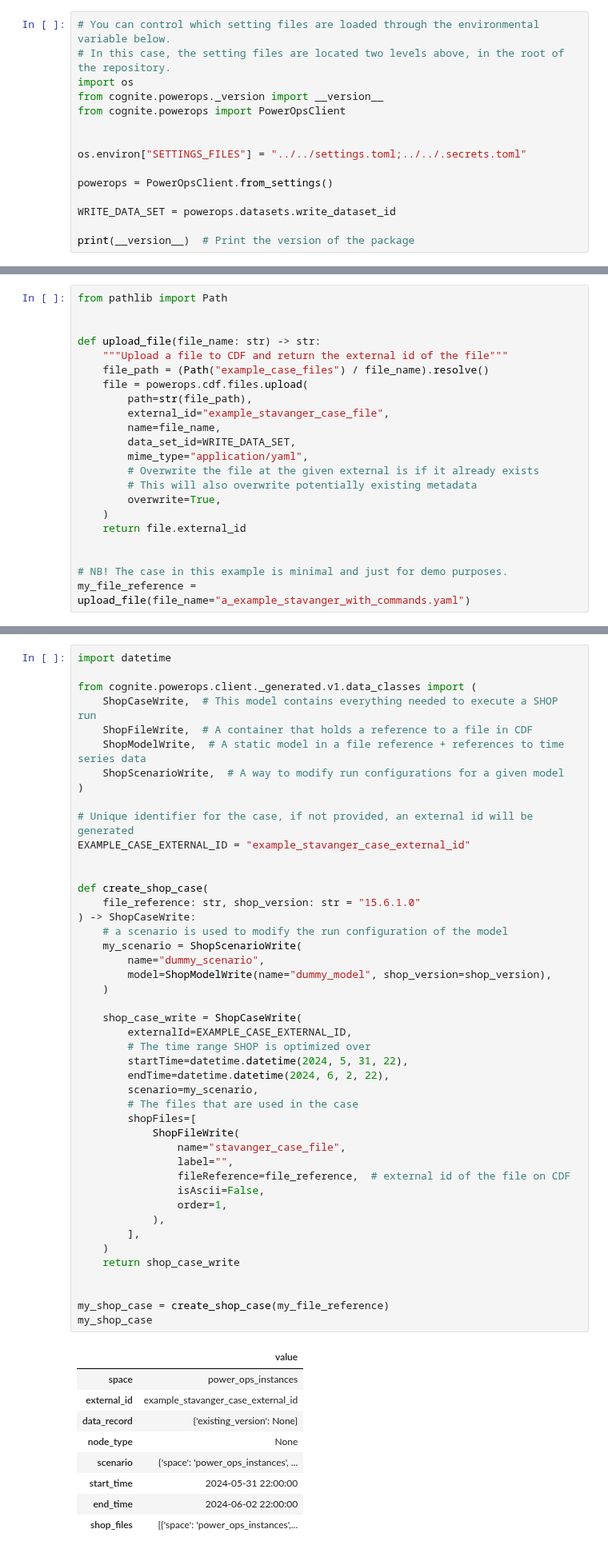
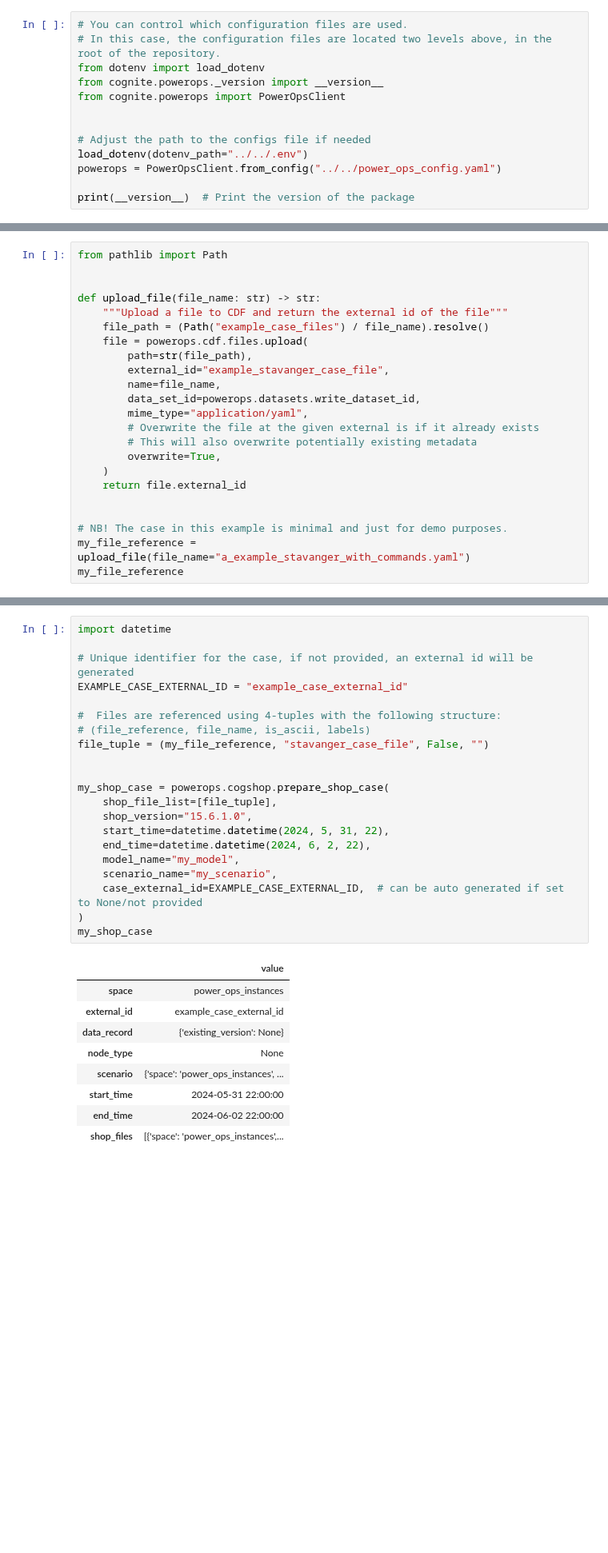
Before and after one commit to cognitedata/power-ops-sdk, a Jupyter notebook: docs/tutorials/quickstart_cogshop_run.ipynb, the cells around one changed output, grey strips where cells are left out. Shown at 80% size. Cells and saved outputs as stored; diff of their text form; blank space fills up the shorter version.

```diff
--- a/docs/tutorials/quickstart_cogshop_run.ipynb
+++ b/docs/tutorials/quickstart_cogshop_run.ipynb
@@ -68,16 +29,14 @@ Values in `.secrets.toml` will overwrite those in `settings.toml`
 # %%
-# You can control which setting files are loaded through the environmental variable below.
-# In this case, the setting files are located two levels above, in the root of the repository.
-import os
+# You can control which configuration files are used.
+# In this case, the configuration files are located two levels above, in the root of the repository.
+from dotenv import load_dotenv
 from cognite.powerops._version import __version__
 from cognite.powerops import PowerOpsClient
 
 
-os.environ["SETTINGS_FILES"] = "../../settings.toml;../../.secrets.toml"
-
-powerops = PowerOpsClient.from_settings()
-
-WRITE_DATA_SET = powerops.datasets.write_dataset_id
+# Adjust the path to the configs file if needed
+load_dotenv(dotenv_path="../../.env")
+powerops = PowerOpsClient.from_config("../../power_ops_config.yaml")
 
 print(__version__)  # Print the version of the package
 # %% [output]
@@ -106,7 +65,7 @@ def upload_file(file_name: str) -> str:
         path=str(file_path),
         external_id="example_stavanger_case_file",
         name=file_name,
-        data_set_id=WRITE_DATA_SET,
+        data_set_id=powerops.datasets.write_dataset_id,
         mime_type="application/yaml",
         # Overwrite the file at the given external is if it already exists
         # This will also overwrite potentially existing metadata
@@ -117,3 +76,4 @@ def upload_file(file_name: str) -> str:
 
 # NB! The case in this example is minimal and just for demo purposes.
 my_file_reference = upload_file(file_name="a_example_stavanger_with_commands.yaml")
+my_file_reference
@@ -128,52 +90,28 @@ We use the generated SDK (`_generated`) as they are a direct reflection of the D
 # %%
 import datetime
 
-from cognite.powerops.client._generated.v1.data_classes import (
-    ShopCaseWrite,  # This model contains everything needed to execute a SHOP run
-    ShopFileWrite,  # A container that holds a reference to a file in CDF
-    ShopModelWrite,  # A static model in a file reference + references to time series data
-    ShopScenarioWrite,  # A way to modify run configurations for a given model
-)
+# Unique identifier for the case, if not provided, an external id will be generated
+EXAMPLE_CASE_EXTERNAL_ID = "example_case_external_id"
 
-# Unique identifier for the case, if not provided, an external id will be generated
-EXAMPLE_CASE_EXTERNAL_ID = "example_stavanger_case_external_id"
+#  Files are referenced using 4-tuples with the following structure:
+# (file_reference, file_name, is_ascii, labels)
+file_tuple = (my_file_reference, "stavanger_case_file", False, "")
 
 
-def create_shop_case(
-    file_reference: str, shop_version: str = "15.6.1.0"
-) -> ShopCaseWrite:
-    # a scenario is used to modify the run configuration of the model
-    my_scenario = ShopScenarioWrite(
-        name="dummy_scenario",
-        model=ShopModelWrite(name="dummy_model", shop_version=shop_version),
-    )
-
-    shop_case_write = ShopCaseWrite(
-        externalId=EXAMPLE_CASE_EXTERNAL_ID,
-        # The time range SHOP is optimized over
-        startTime=datetime.datetime(2024, 5, 31, 22),
-        endTime=datetime.datetime(2024, 6, 2, 22),
-        scenario=my_scenario,
-        # The files that are used in the case
-        shopFiles=[
-            ShopFileWrite(
-                name="stavanger_case_file",
-                label="",
-                fileReference=file_reference,  # external id of the file on CDF
-                isAscii=False,
-                order=1,
-            ),
-        ],
-    )
-    return shop_case_write
-
-
-my_shop_case = create_shop_case(my_file_reference)
+my_shop_case = powerops.cogshop.prepare_shop_case(
+    shop_file_list=[file_tuple],
+    shop_version="15.6.1.0",
+    start_time=datetime.datetime(2024, 5, 31, 22),
+    end_time=datetime.datetime(2024, 6, 2, 22),
+    model_name="my_model",
+    scenario_name="my_scenario",
+    case_external_id=EXAMPLE_CASE_EXTERNAL_ID,  # can be auto generated if set to None/not provided
+)
 my_shop_case
 # %% [output]
 |  | value |
 | space | power_ops_instances |
-| external_id | example_stavanger_case_external_id |
+| external_id | example_case_external_id |
 | data_record | {'existing_version': None} |
 | node_type | None |
 | scenario | {'space': 'power_ops_instances', ... |
```
Also changed, not shown: parts of 23 cells of this notebook, 13 other files.
